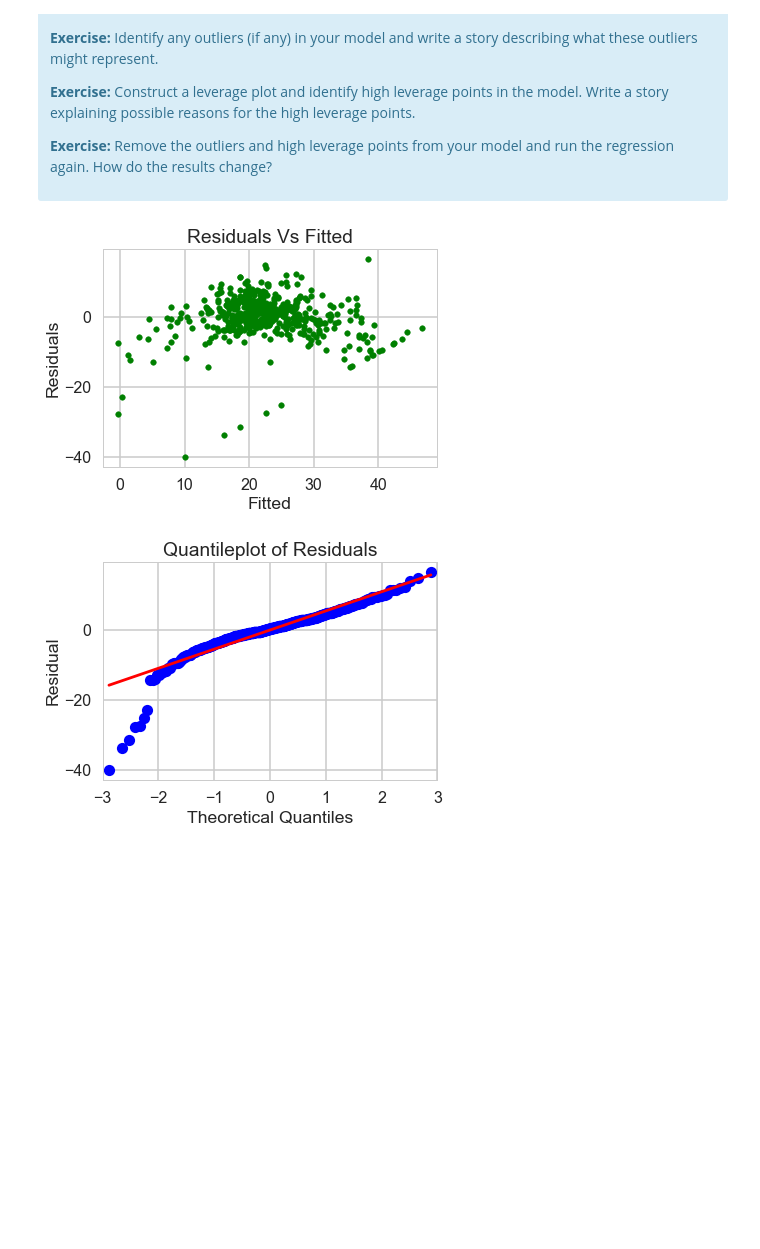
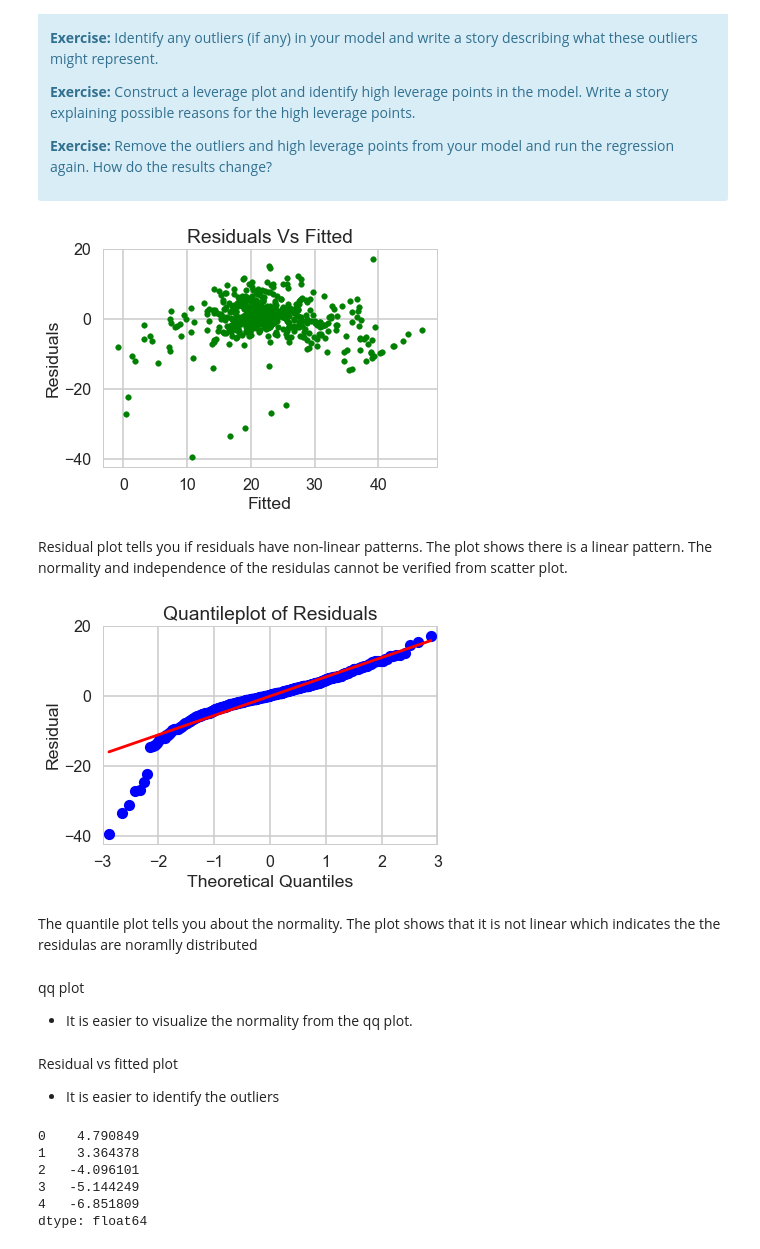
Before and after one commit to sowjanya2106/Springboard, a Jupyter notebook: Machine Learning/linear_regression/Mini_Project_Linear_Regression.ipynb, the cells around one changed output. Drawn from its saved outputs; the diff is of its cells as text; code cells hidden in the pictures; blank space fills up the shorter version.

```diff
--- a/Machine Learning/linear_regression/Mini_Project_Linear_Regression.ipynb
+++ b/Machine Learning/linear_regression/Mini_Project_Linear_Regression.ipynb
@@ -884,20 +994,40 @@ There are some other issues that are important investigate with linear regressio
 # %%
 # Your turn.
 #Construct a fitted values versus residuals plot. What does the plot tell you? Are there any violations of the model assumptions?
-resid = (m.fittedvalues-bos.PRICE)
-_ = plt.scatter(m.fittedvalues,resid,c='g',marker='.')
+m = ols('PRICE ~ PTRATIO + CRIM + RM',bos).fit()
+residual = (m.fittedvalues-bos.PRICE)
+_ = plt.scatter(m.fittedvalues,residual,c='g',marker='.')
 _ = plt.xlabel('Fitted')
 _ = plt.ylabel('Residuals')
 _ = plt.title('Residuals Vs Fitted')
 # %% [output]
-[figure, old version]
+[figure, new version]
+# %% [markdown]
+Residual plot tells you if residuals have non-linear patterns.
+The plot shows there is a linear pattern. The normality and independence of the residulas cannot be verified from scatter plot.
 # %%
 #Construct a quantile plot of the residuals. What does the plot tell you?
-
 import pylab
 sm.qqplot(m.fittedvalues-bos.PRICE,line='r')
 pylab.ylabel('Residual')
 pylab.title('Quantileplot of Residuals')
 pylab.show()
 # %% [output]
-[figure, old version]
+[figure, new version]
+# %% [markdown]
+The quantile plot tells you about the normality. The plot shows that it is not linear which indicates the the residulas are noramlly distributed
+# %% [markdown]
+qq plot
+- It is easier to visualize the normality from the qq plot.
+# %% [markdown]
+Residual vs fitted plot
+- It is easier to identify the outliers
+# %%
+residual.head()
+# %% [output]
+0    4.790849
+1    3.364378
+2   -4.096101
+3   -5.144249
+4   -6.851809
+dtype: float64
```
Also changed, not shown: parts of 41 cells of this notebook.
